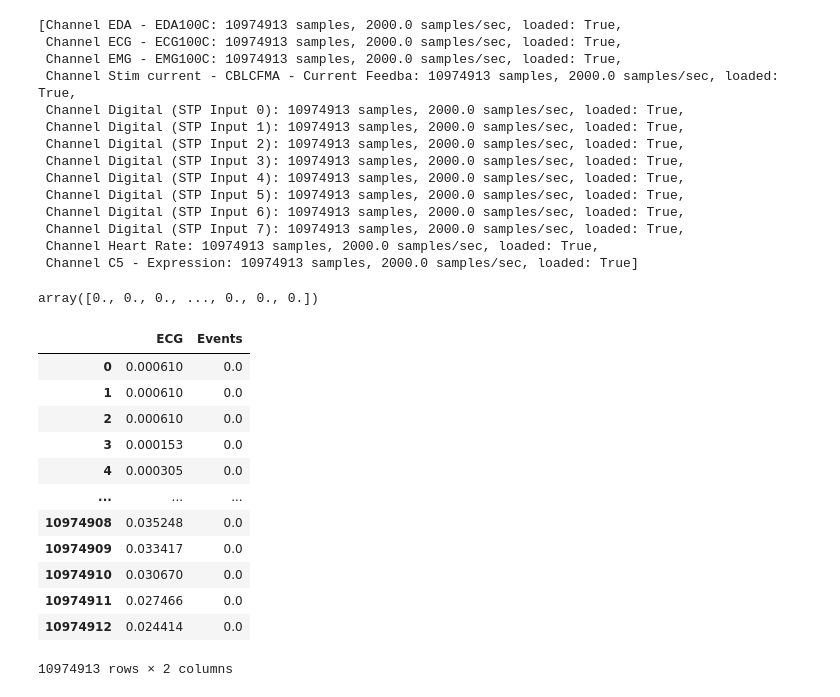
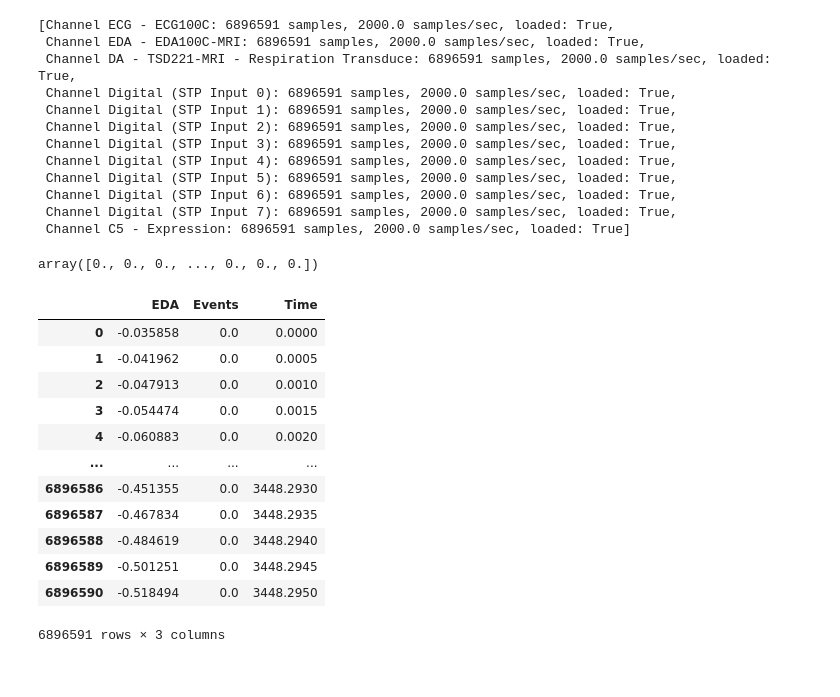
Before and after one commit to omerday/Neuroscience-of-Anxiety-Lab, a Jupyter notebook: DataAnalysis/AcqFileExample.ipynb, the cells around one changed output. Saved outputs shown, nothing was run; the diff lists cells and outputs as text; code cells hidden in the pictures.

```diff
--- a/DataAnalysis/AcqFileExample.ipynb
+++ b/DataAnalysis/AcqFileExample.ipynb
@@ -1,45 +1,49 @@
 # %%
+import numpy as np
 import pandas
 import bioread
 
-acq_file = bioread.read("107_15.2.24 (NPU_template).acq")
+acq_file = bioread.read("../../../Downloads/MD27_V2_07.07.2025 (ftim(TIM_template)).acq")
 # %%
 acq_file.channels
 # %% [output]
-[Channel EDA - EDA100C: 10974913 samples, 2000.0 samples/sec, loaded: True,
- Channel ECG - ECG100C: 10974913 samples, 2000.0 samples/sec, loaded: True,
- Channel EMG - EMG100C: 10974913 samples, 2000.0 samples/sec, loaded: True,
- Channel Stim current - CBLCFMA - Current Feedba: 10974913 samples, 2000.0 samples/sec, loaded: True,
- Channel Digital (STP Input 0): 10974913 samples, 2000.0 samples/sec, loaded: True,
- Channel Digital (STP Input 1): 10974913 samples, 2000.0 samples/sec, loaded: True,
- Channel Digital (STP Input 2): 10974913 samples, 2000.0 samples/sec, loaded: True,
- Channel Digital (STP Input 3): 10974913 samples, 2000.0 samples/sec, loaded: True,
- Channel Digital (STP Input 4): 10974913 samples, 2000.0 samples/sec, loaded: True,
- Channel Digital (STP Input 5): 10974913 samples, 2000.0 samples/sec, loaded: True,
- Channel Digital (STP Input 6): 10974913 samples, 2000.0 samples/sec, loaded: True,
- Channel Digital (STP Input 7): 10974913 samples, 2000.0 samples/sec, loaded: True,
- Channel Heart Rate: 10974913 samples, 2000.0 samples/sec, loaded: True,
- Channel C5 - Expression: 10974913 samples, 2000.0 samples/sec, loaded: True]
+[Channel ECG - ECG100C: 6896591 samples, 2000.0 samples/sec, loaded: True,
+ Channel EDA - EDA100C-MRI: 6896591 samples, 2000.0 samples/sec, loaded: True,
+ Channel DA - TSD221-MRI - Respiration Transduce: 6896591 samples, 2000.0 samples/sec, loaded: True,
+ Channel Digital (STP Input 0): 6896591 samples, 2000.0 samples/sec, loaded: True,
+ Channel Digital (STP Input 1): 6896591 samples, 2000.0 samples/sec, loaded: True,
+ Channel Digital (STP Input 2): 6896591 samples, 2000.0 samples/sec, loaded: True,
+ Channel Digital (STP Input 3): 6896591 samples, 2000.0 samples/sec, loaded: True,
+ Channel Digital (STP Input 4): 6896591 samples, 2000.0 samples/sec, loaded: True,
+ Channel Digital (STP Input 5): 6896591 samples, 2000.0 samples/sec, loaded: True,
+ Channel Digital (STP Input 6): 6896591 samples, 2000.0 samples/sec, loaded: True,
+ Channel Digital (STP Input 7): 6896591 samples, 2000.0 samples/sec, loaded: True,
+ Channel C5 - Expression: 6896591 samples, 2000.0 samples/sec, loaded: True]
 # %%
 acq_file.channels[-1].data
 # %% [output]
 array([0., 0., 0., ..., 0., 0., 0.])
 # %%
 df = pandas.DataFrame()
-df["ECG"] = acq_file.channels[1].data
+df["EDA"] = acq_file.channels[0].data
+if df["EDA"].dtype.byteorder == '>':
+    df["EDA"] = df["EDA"].byteswap().newbyteorder()
 df["Events"] = acq_file.channels[-1].data
+if df["Events"].dtype.byteorder == '>':
+    df["Events"] = df["Events"].to_numpy().byteswap().newbyteorder()
+df["Time"] = [round(0.0005 * int(index), 4) for index in df.index.values]
 df
 # %% [output]
-|  | ECG | Events |
-| 0 | 0.000610 | 0.0 |
-| 1 | 0.000610 | 0.0 |
-| 2 | 0.000610 | 0.0 |
-| 3 | 0.000153 | 0.0 |
-| 4 | 0.000305 | 0.0 |
-| ... | ... | ... |
-| 10974908 | 0.035248 | 0.0 |
-| 10974909 | 0.033417 | 0.0 |
-| 10974910 | 0.030670 | 0.0 |
-| 10974911 | 0.027466 | 0.0 |
-| 10974912 | 0.024414 | 0.0 |
+|  | EDA | Events | Time |
+| 0 | -0.035858 | 0.0 | 0.0000 |
+| 1 | -0.041962 | 0.0 | 0.0005 |
+| 2 | -0.047913 | 0.0 | 0.0010 |
+| 3 | -0.054474 | 0.0 | 0.0015 |
+| 4 | -0.060883 | 0.0 | 0.0020 |
+| ... | ... | ... | ... |
+| 6896586 | -0.451355 | 0.0 | 3448.2930 |
+| 6896587 | -0.467834 | 0.0 | 3448.2935 |
+| 6896588 | -0.484619 | 0.0 | 3448.2940 |
+| 6896589 | -0.501251 | 0.0 | 3448.2945 |
+| 6896590 | -0.518494 | 0.0 | 3448.2950 |
-10974913 rows × 2 columns
+6896591 rows × 3 columns
```
Also changed, not shown: parts of 5 cells of this notebook.
